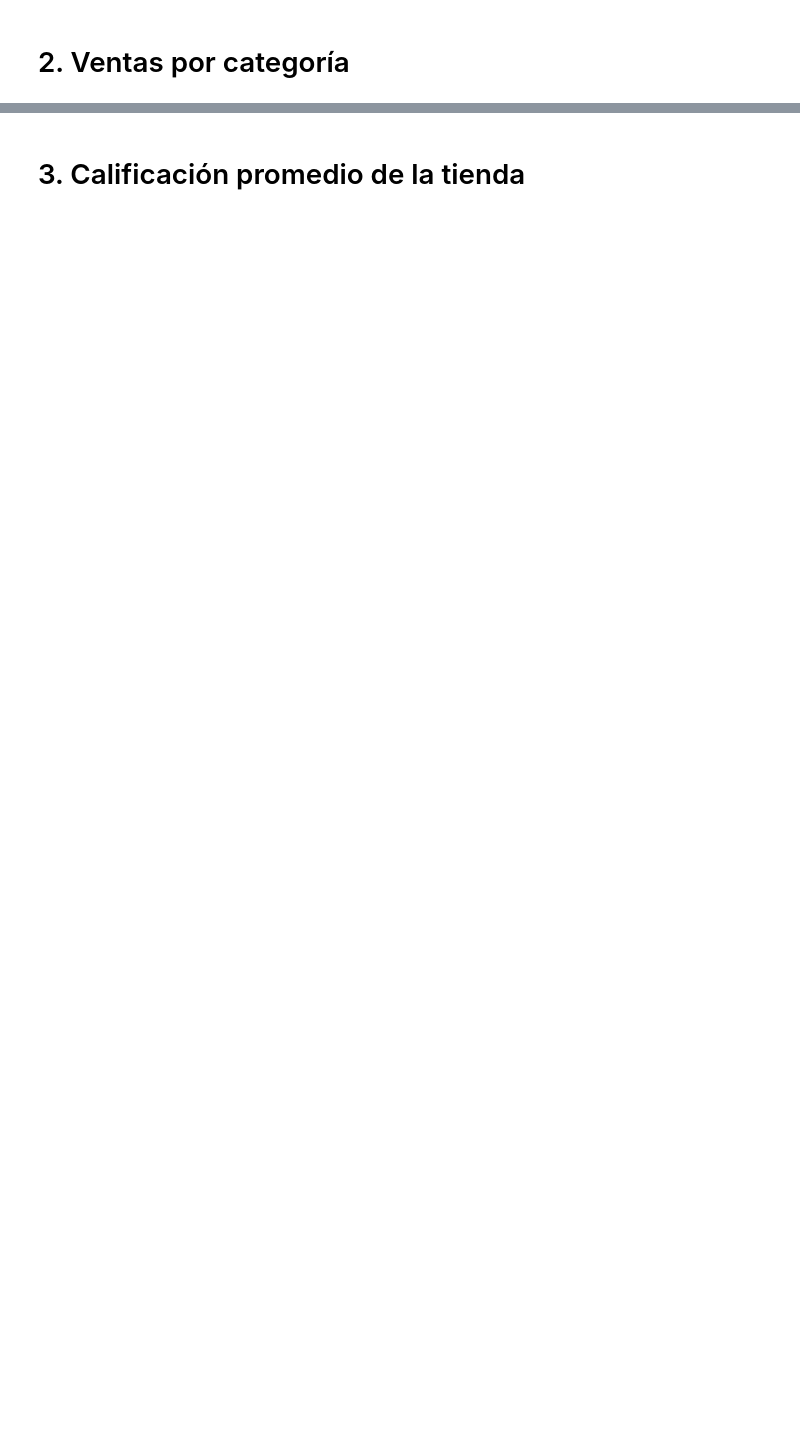
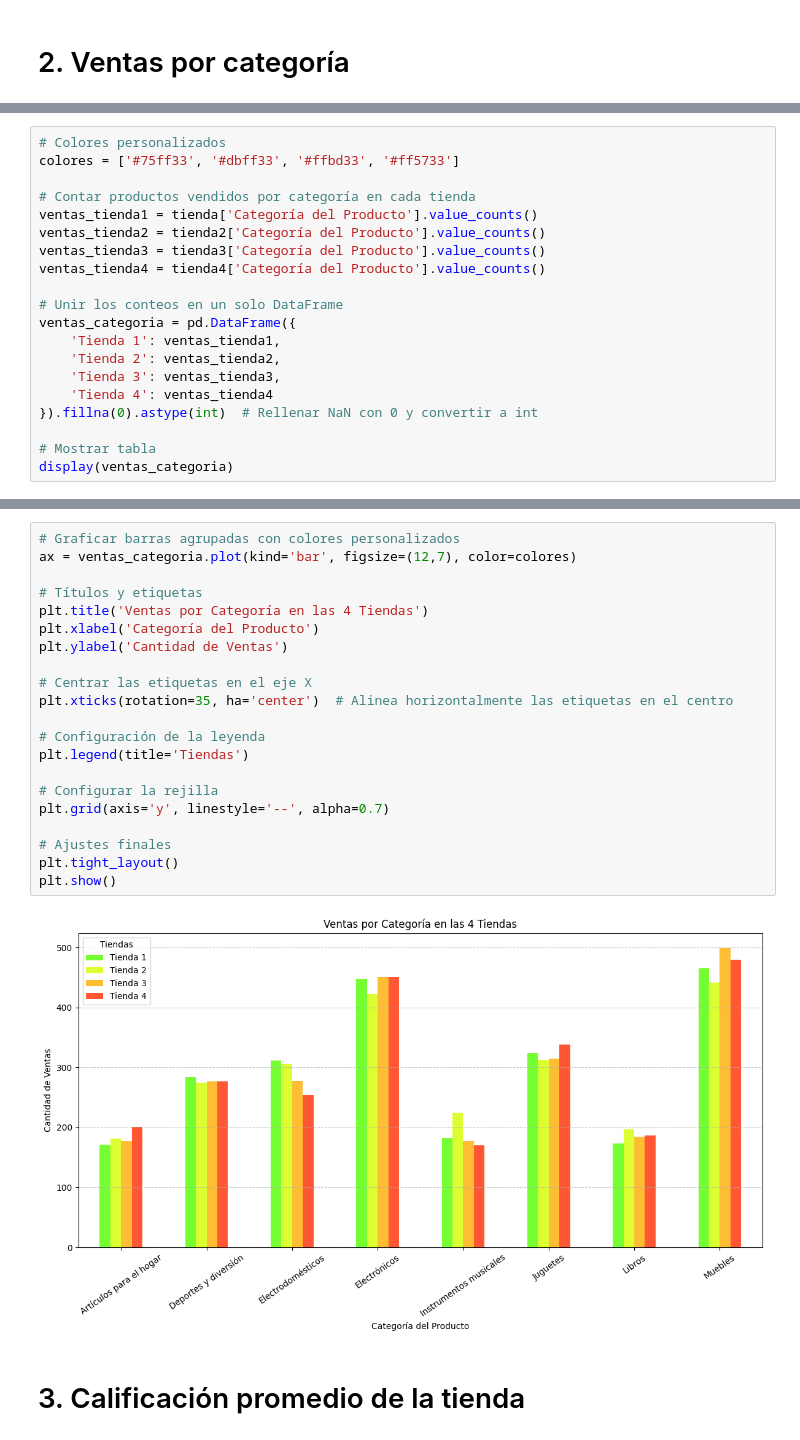
Before and after one commit to CarolinaG2024/Allura-Store_Challenge, a Jupyter notebook: challenge1-data-science-latam-main/AluraStoreLatam.ipynb, the cells around one changed output, grey strips where cells are left out. Drawn from its saved outputs; the diff is of its cells as text; blank space fills up the shorter version.

```diff
--- a/challenge1-data-science-latam-main/AluraStoreLatam.ipynb
+++ b/challenge1-data-science-latam-main/AluraStoreLatam.ipynb
@@ -29,0 +81,20 @@ tienda.head()
+# %%
+# Colores personalizados
+colores = ['#75ff33', '#dbff33', '#ffbd33', '#ff5733']
+
+# Contar productos vendidos por categoría en cada tienda
+ventas_tienda1 = tienda['Categoría del Producto'].value_counts()
+ventas_tienda2 = tienda2['Categoría del Producto'].value_counts()
+ventas_tienda3 = tienda3['Categoría del Producto'].value_counts()
+ventas_tienda4 = tienda4['Categoría del Producto'].value_counts()
+
+# Unir los conteos en un solo DataFrame
+ventas_categoria = pd.DataFrame({
+    'Tienda 1': ventas_tienda1,
+    'Tienda 2': ventas_tienda2,
+    'Tienda 3': ventas_tienda3,
+    'Tienda 4': ventas_tienda4
+}).fillna(0).astype(int)  # Rellenar NaN con 0 y convertir a int
+
+# Mostrar tabla
+display(ventas_categoria)
@@ -30,2 +112,25 @@ tienda.head()
+# %%
+# Graficar barras agrupadas con colores personalizados
+ax = ventas_categoria.plot(kind='bar', figsize=(12,7), color=colores)
+
+# Títulos y etiquetas
+plt.title('Ventas por Categoría en las 4 Tiendas')
+plt.xlabel('Categoría del Producto')
+plt.ylabel('Cantidad de Ventas')
+
+# Centrar las etiquetas en el eje X
+plt.xticks(rotation=35, ha='center')  # Alinea horizontalmente las etiquetas en el centro
+
+# Configuración de la leyenda
+plt.legend(title='Tiendas')
+
+# Configurar la rejilla
+plt.grid(axis='y', linestyle='--', alpha=0.7)
+
+# Ajustes finales
+plt.tight_layout()
+plt.show()
+# %% [output]
+[figure, added]
 # %% [markdown]
 # 3. Calificación promedio de la tienda
```
Also changed, not shown: parts of 20 cells of this notebook.
